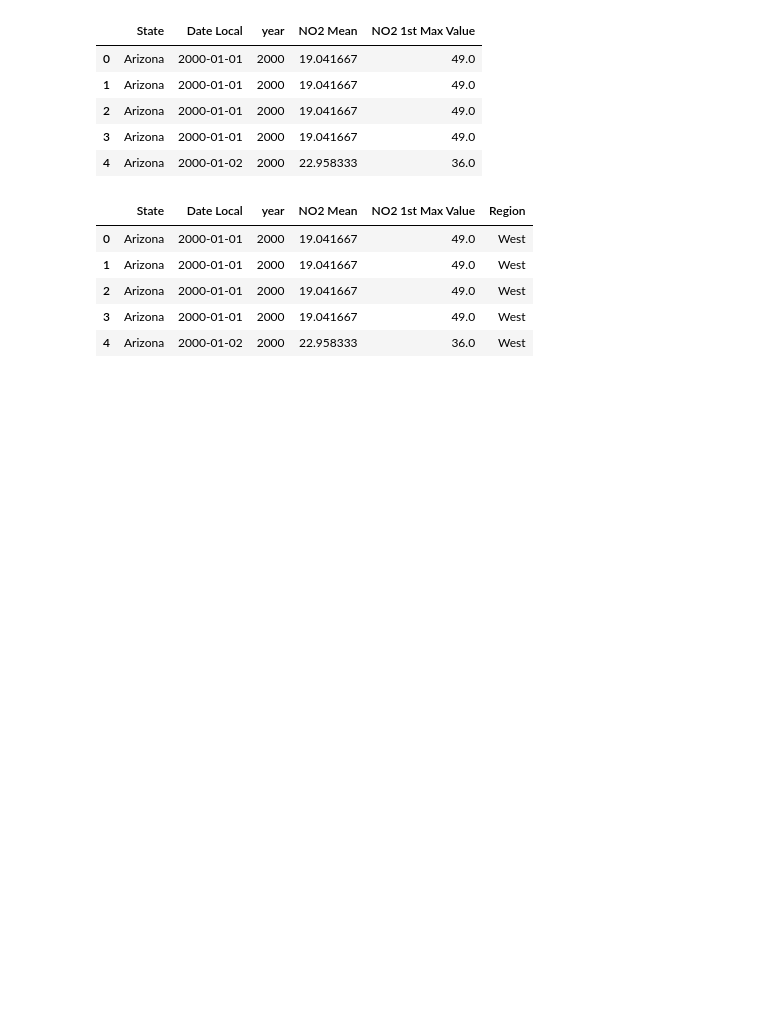
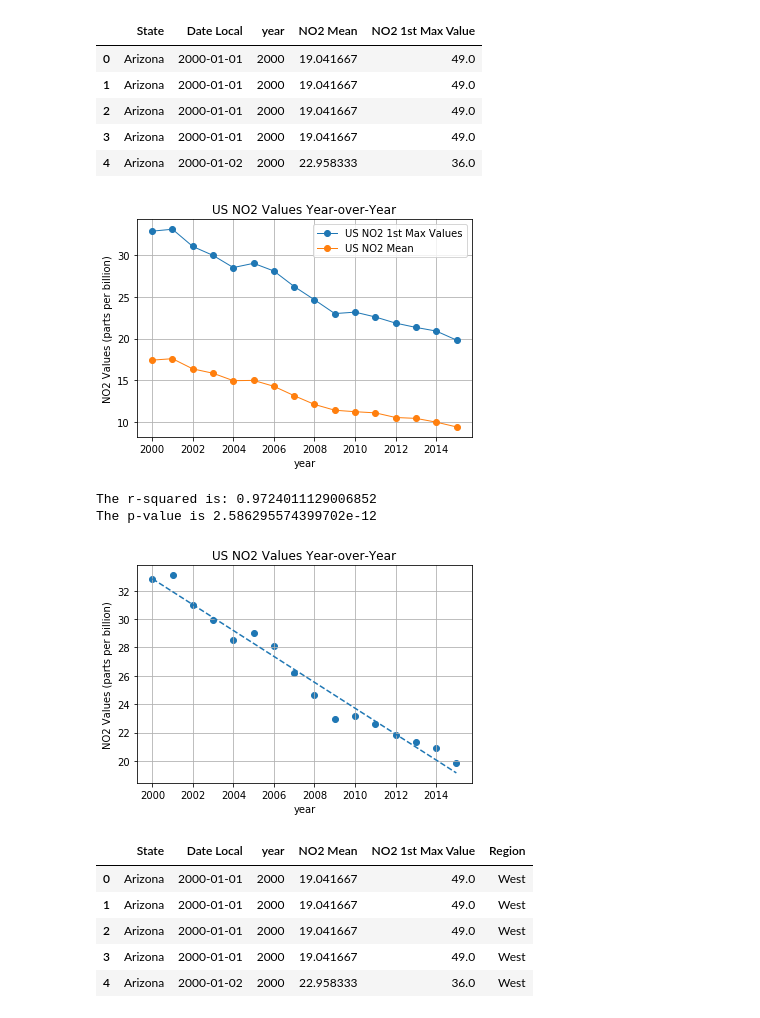
Before and after one commit to allidoiswen/Project1, a Jupyter notebook: Project1_air_pollution.ipynb, the cells around one changed output. Cells and saved outputs as stored; diff of their text form; code cells hidden in the pictures; blank space fills up the shorter version.

Commit message:
merging two sub groups work

```diff
--- a/Project1_air_pollution.ipynb
+++ b/Project1_air_pollution.ipynb
@@ -94,4 +94,57 @@ data_no2.head()
 | 2 | Arizona | 2000-01-01 | 2000 | 19.041667 | 49.0 |
 | 3 | Arizona | 2000-01-01 | 2000 | 19.041667 | 49.0 |
 | 4 | Arizona | 2000-01-02 | 2000 | 22.958333 | 36.0 |
+# %%
+# Year-over-year
+# Make a new dataframe focused only on NO2 data
+col = ['State', 'Date Local', 'NO2 Mean', 'NO2 1st Max Value', 'year']
+no2_df = tidy_data[col]
+no2_df.head(15)
+
+# Group data by years
+group = no2_df.groupby('year')
+mean = group.mean()
+mean
+
+# Use .arange to make x values for the following charts/graphs
+x_values = np.arange(2000, 2016, 1)
+x_values
+
+y_values = group['NO2 1st Max Value'].mean()
+y_values_mean = group['NO2 Mean'].mean()
+
+# Line graph for US NO2 1st Max Values and NO2 Mean Values
+plt.plot(x_values, y_values, marker = 'o', linewidth = 1, label = 'US NO2 1st Max Values')
+plt.plot(x_values, y_values_mean, marker = 'o', linewidth = 1, label = 'US NO2 Mean')
+plt.title('US NO2 Values Year-over-Year')
+plt.grid()
+plt.xlabel('year')
+plt.ylabel('NO2 Values (parts per billion)')
+plt.legend(loc = 'best')
+plt.tight_layout
+plt.savefig('./us_no2_plot.png')
+plt.show()
+
+# Linear regression analysis for US NO2 1st Max Values
+plt.scatter(x_values, y_values)
+
+(slope, intercept, rvalue, pvalue, stderr) = linregress(x_values, y_values)
+regress_values = x_values * slope + intercept
+line_eq = "y = " + str(round(slope,2)) + "x + " + str(round(intercept,2))
+plt.plot(x_values, regress_values, "--")
+# plt.annotate(line_eq,(2006, 30),fontsize=15,color="red")
+
+plt.title('US NO2 Values Year-over-Year')
+plt.grid()
+plt.xlabel('year')
+plt.ylabel('NO2 Values (parts per billion)')
+print(f"The r-squared is: {rvalue**2}")
+print(f'The p-value is {pvalue}')
+plt.savefig('./us_no2_plot_linregress.png')
+plt.show()
+# %% [output]
+[figure, added]
+The r-squared is: 0.9724011129006852
+The p-value is 2.586295574399702e-12
+[figure, added]
 # %%
```
Also changed, not shown: parts of 2 cells of this notebook.
